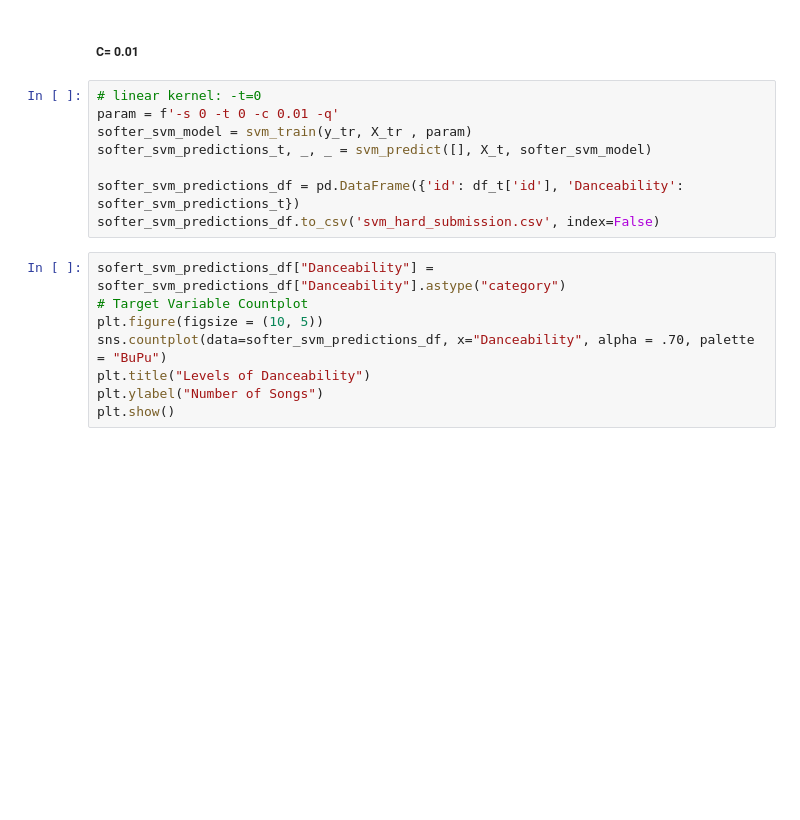
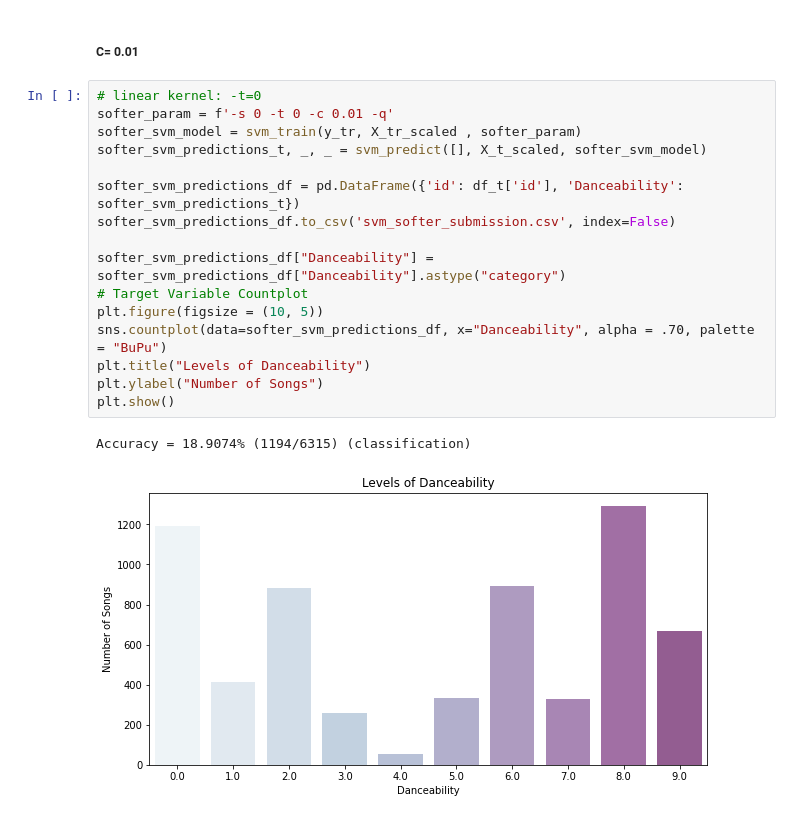
Before and after one commit to ouyang-yang/HTML, a Jupyter notebook: ML_FP.ipynb, the cells around one changed output. Drawn from its saved outputs; the diff is of its cells as text; blank space fills up the shorter version.

```diff
--- a/ML_FP.ipynb
+++ b/ML_FP.ipynb
@@ -204,17 +243,20 @@ plt.show()
 ##### C= 0.01
 # %%
 # linear kernel: -t=0
-param = f'-s 0 -t 0 -c 0.01 -q'
-softer_svm_model = svm_train(y_tr, X_tr , param)
-softer_svm_predictions_t, _, _ = svm_predict([], X_t, softer_svm_model)
+softer_param = f'-s 0 -t 0 -c 0.01 -q'
+softer_svm_model = svm_train(y_tr, X_tr_scaled , softer_param)
+softer_svm_predictions_t, _, _ = svm_predict([], X_t_scaled, softer_svm_model)
 
 softer_svm_predictions_df = pd.DataFrame({'id': df_t['id'], 'Danceability': softer_svm_predictions_t})
-softer_svm_predictions_df.to_csv('svm_hard_submission.csv', index=False)
+softer_svm_predictions_df.to_csv('svm_softer_submission.csv', index=False)
+
+softer_svm_predictions_df["Danceability"] = softer_svm_predictions_df["Danceability"].astype("category")
+# Target Variable Countplot
+plt.figure(figsize = (10, 5))
+sns.countplot(data=softer_svm_predictions_df, x="Danceability", alpha = .70, palette = "BuPu")
+plt.title("Levels of Danceability")
+plt.ylabel("Number of Songs")
+plt.show()
+# %% [output]
+Accuracy = 18.9074% (1194/6315) (classification)
+[figure, added]
-# %%
-sofert_svm_predictions_df["Danceability"] = softer_svm_predictions_df["Danceability"].astype("category")
-# Target Variable Countplot
-plt.figure(figsize = (10, 5))
-sns.countplot(data=softer_svm_predictions_df, x="Danceability", alpha = .70, palette = "BuPu")
-plt.title("Levels of Danceability")
-plt.ylabel("Number of Songs")
-plt.show()
```
Also changed, not shown: parts of 7 cells of this notebook, 5 other files.
